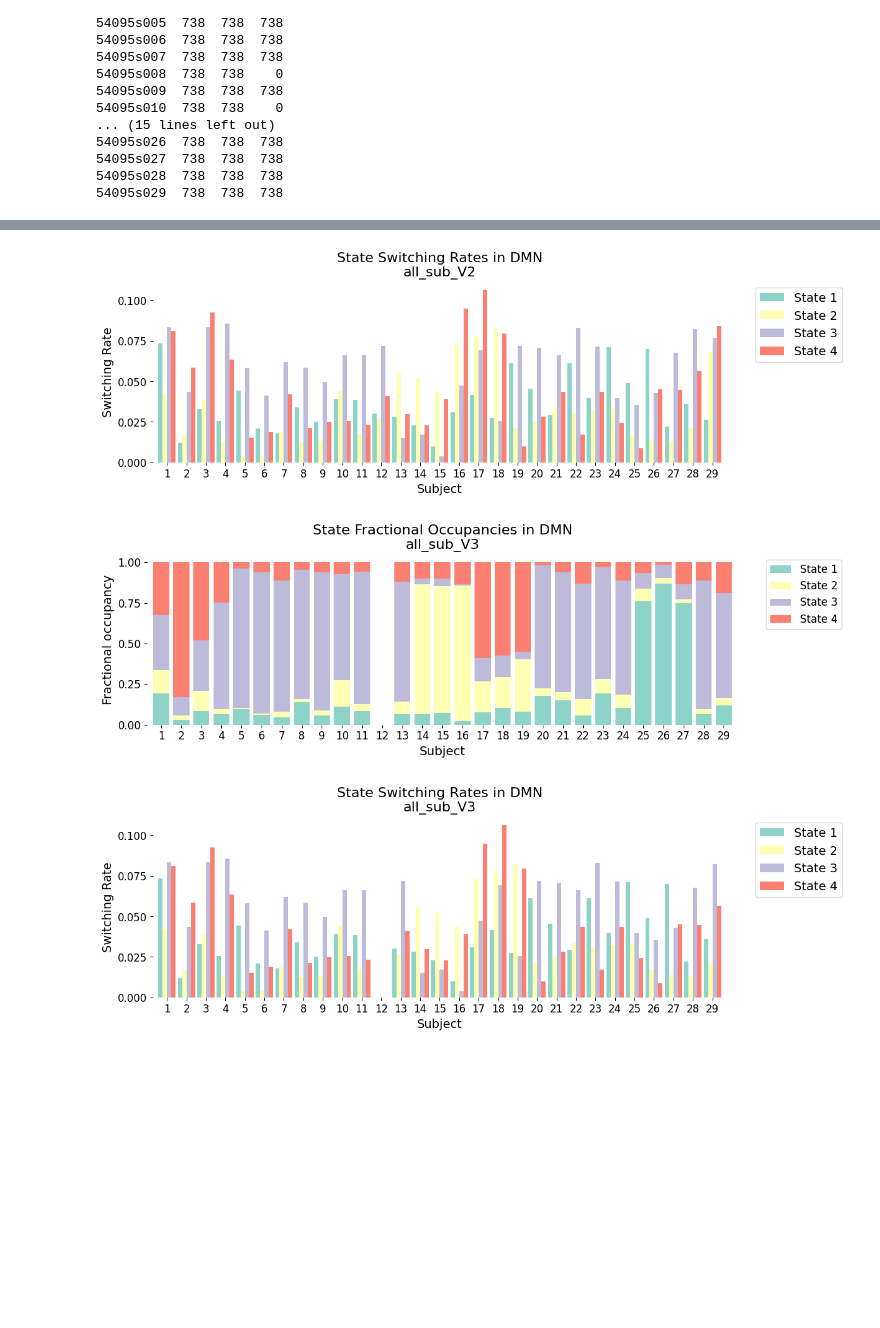
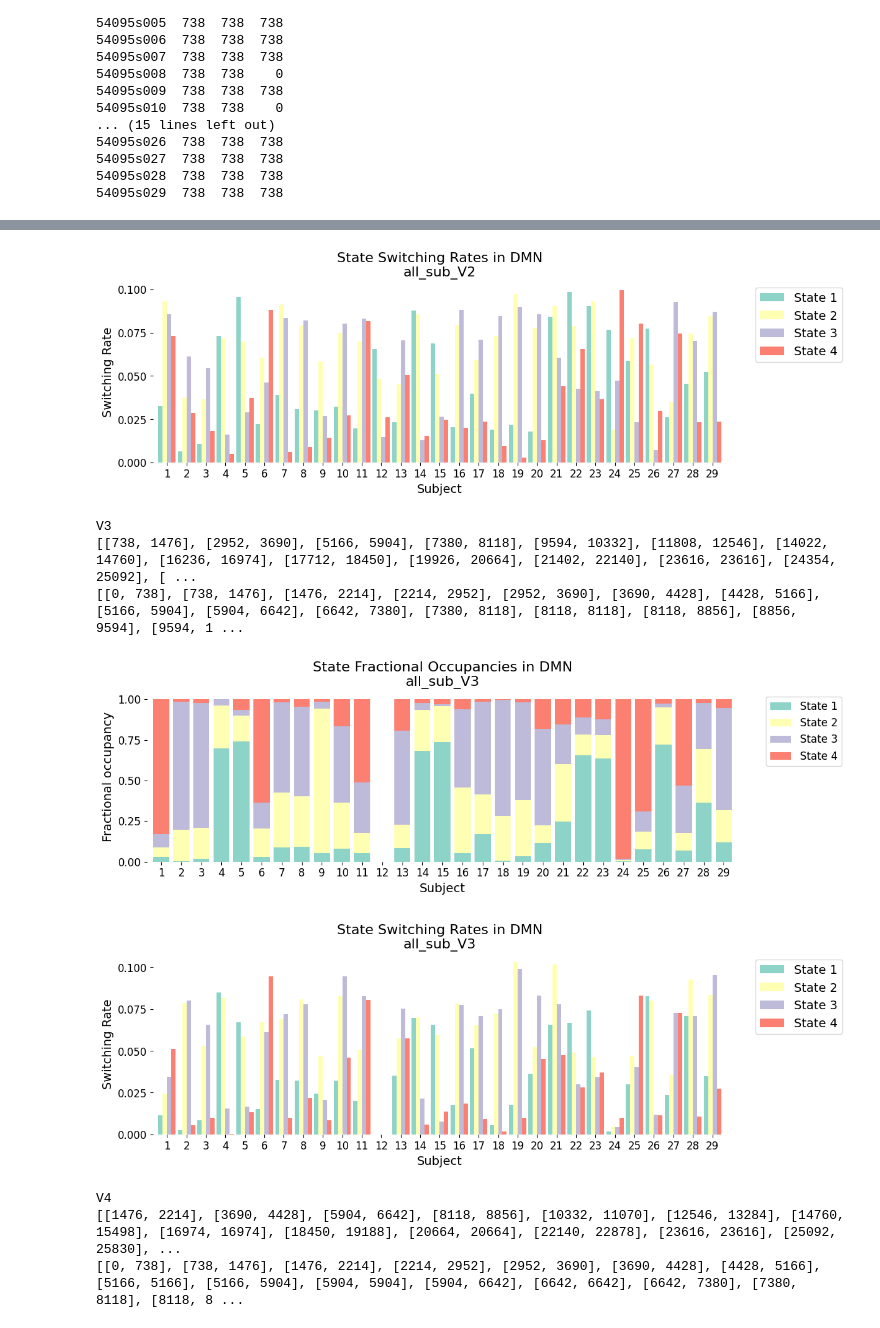
Before and after one commit to tracyhann/GaussianHMM_Ibogaine, a Jupyter notebook: DMN_GaussianHMM_all_subjects.ipynb, the cells around one changed output, grey strips where cells are left out. Cells and saved outputs as stored; diff of their text form; code cells hidden in the pictures; blank space fills up the shorter version.

```diff
--- a/DMN_GaussianHMM_all_subjects.ipynb
+++ b/DMN_GaussianHMM_all_subjects.ipynb
@@ -165,3 +164,7 @@ with open("hmm.pkl", "wb") as f:
+# %%
+import pickle
+with open("/content/hmm.pkl", "rb") as f:
+    hmm = pickle.load(f)
 # %% [markdown]
 Optionally, you can check the hyperparameters (including the ones set by default) to make sure that they correspond to how you want the model to be set up.
 # %%
@@ -173,16 +176,26 @@ print(hmm.hyperparameters)
        [ True,  True,  True,  True]]), 'Pistructure': array([ True,  True,  True,  True])}
 # %% [markdown]
 We then train the HMM using the data and indices loaded above. Since we here do not model an interaction between two sets of timeseries but run a standard HMM instead, we set `X=None`. `Y` should be the timeseries in which we want to estimate states (in here called `data`) and indices should be the beginning and end indices of each subject (here called `T_t`). During training, the output will usually show the progress in model fit at each iteration. This can be quite long, so we have here suppressed it for displaying purposes. You can remove the first line (`%%capture`) to show it.
-# %%
-%%capture
-np.random.seed(123)
-hmm.train(X=None, Y=data, indices=T_t)
 # %% [markdown]
 Optionally, you can also return `Gamma` (the state probabilities at each timepoint), `Xi` (the joint probabilities of past and future states conditioned on the data) and `FE` (the free energy of each iteration) at this step, but it is also possible to retrieve them later using the `decode` function for Gamma and Xi and the `get_fe` function for the free energy.
 # %%
 %%capture
 np.random.seed(123)
 Gamma,Xi,FE = hmm.train(X=None, Y=data, indices=T_t)
+# %%
+# SAVE
+import pickle
+
+os.makedirs('hmm', exist_ok=True)
+
+with open("hmm/Gamma.pkl", "wb") as f:
+    pickle.dump(Gamma, f, protocol=pickle.HIGHEST_PROTOCOL)
+
+with open("hmm/Xi.pkl", "wb") as f:
+    pickle.dump(Xi, f, protocol=pickle.HIGHEST_PROTOCOL)
+
+with open("hmm/FE.pkl", "wb") as f:
+    pickle.dump(FE, f, protocol=pickle.HIGHEST_PROTOCOL)
 # %% [markdown]
 ### Inspect model <a id="inspect-model"></a>
 We can then inspect some interesting aspects of the model. We start by checking what the states look like by interrogating the state means and the state covariances. We will then look at the dynamics, i.e., how states transition between each other (transition probabilities) and how the state sequence develops over time (the Viterbi path). Finally, we will have a look at some summary metrics that can be useful to describe the overall patterns or to relate the model to behaviour using [statistical testing](./Testing_across_sessions_within_subject.ipynb) or [machine learning/out-of-sample prediction](./Prediction_tutorial.ipynb).
@@ -534,11 +551,14 @@ for visit in ['V2', 'V3', 'V4']:
   starts = np.concatenate(([0], np.cumsum(lengths)[:-1]))
   ends   = starts + lengths
   ranges_visit = np.stack([starts, ends], axis=1).tolist()
-  FO = utils.get_FO(Gamma, indices=np.array(ranges_visit))
+  print(visit)
+  print(ranges)
+  print(ranges_visit)
+  FO = utils.get_FO(Gamma, indices=np.array(ranges))
   np.save(f'all_sub_by_visits/FO/all_sub_DMN_FO_{visit}.npy', FO)
   # Each saved FO_V*.npy file has shape (29, 4)
   graphics.plot_FO(FO, num_x_ticks=FO.shape[0], title=f'State Fractional Occupancies in DMN\nall_sub_{visit}', figsize=(12,4))
-  SR = utils.get_switching_rate(Gamma, indices=np.array(ranges_visit))
+  SR = utils.get_switching_rate(Gamma, indices=np.array(ranges))
   np.save(f'all_sub_by_visits/SR/all_sub_DMN_SR_{visit}.npy', SR)
   # Each saved SR_V*.npy file has shape (29, 4)
   graphics.plot_switching_rates(SR, num_x_ticks=SR.shape[0], title = f'State Switching Rates in DMN\nall_sub_{visit}', figsize=(12,4))
@@ -547,3 +570,9 @@ for visit in ['V2', 'V3', 'V4']:
-[figure, old version]
+[figure, new version]
+V3
+[[738, 1476], [2952, 3690], [5166, 5904], [7380, 8118], [9594, 10332], [11808, 12546], [14022, 14760], [16236, 16974], [17712, 18450], [19926, 20664], [21402, 22140], [23616, 23616], [24354, 25092], [ ...
+[[0, 738], [738, 1476], [1476, 2214], [2214, 2952], [2952, 3690], [3690, 4428], [4428, 5166], [5166, 5904], [5904, 6642], [6642, 7380], [7380, 8118], [8118, 8118], [8118, 8856], [8856, 9594], [9594, 1 ...
-[figure, old version]
+[figure, new version]
-[figure, old version]
+[figure, new version]
+V4
+[[1476, 2214], [3690, 4428], [5904, 6642], [8118, 8856], [10332, 11070], [12546, 13284], [14760, 15498], [16974, 16974], [18450, 19188], [20664, 20664], [22140, 22878], [23616, 23616], [25092, 25830], ...
+[[0, 738], [738, 1476], [1476, 2214], [2214, 2952], [2952, 3690], [3690, 4428], [4428, 5166], [5166, 5166], [5166, 5904], [5904, 5904], [5904, 6642], [6642, 6642], [6642, 7380], [7380, 8118], [8118, 8 ...
```
Also changed, not shown: parts of 19 cells of this notebook.
